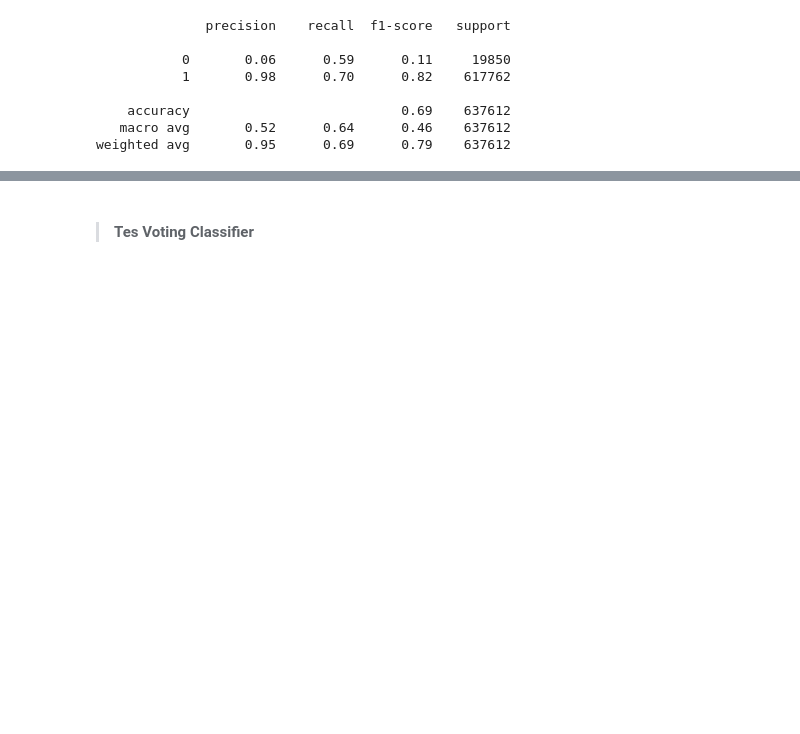
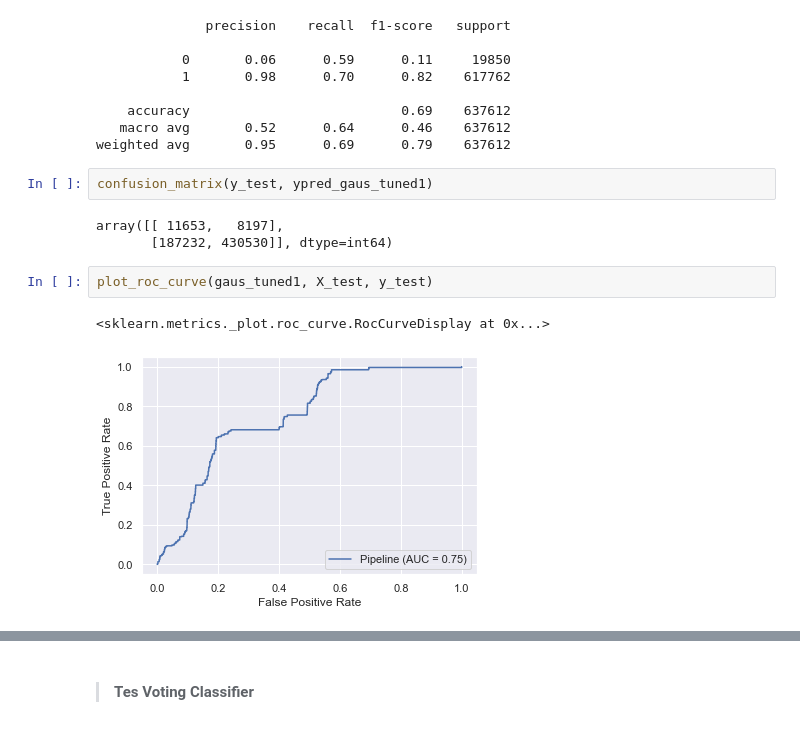
Before and after one commit to bolaubi/DSW_danthon_2021-1, a Jupyter notebook: danthon1.ipynb, the cells around one changed output, grey strips where cells are left out. Saved outputs shown, nothing was run; the diff lists cells and outputs as text; blank space fills up the shorter version.

```diff
--- a/danthon1.ipynb
+++ b/danthon1.ipynb
@@ -1089,3 +1222,13 @@ print(classification_report(y_test, ypred_gaus_tuned1))
     accuracy                           0.69    637612
    macro avg       0.52      0.64      0.46    637612
 weighted avg       0.95      0.69      0.79    637612
+# %%
+confusion_matrix(y_test, ypred_gaus_tuned1)
+# %% [output]
+array([[ 11653,   8197],
+       [187232, 430530]], dtype=int64)
+# %%
+plot_roc_curve(gaus_tuned1, X_test, y_test)
+# %% [output]
+<sklearn.metrics._plot.roc_curve.RocCurveDisplay at 0x...>
+[figure, added]
```
Also changed, not shown: parts of 18 cells of this notebook.
